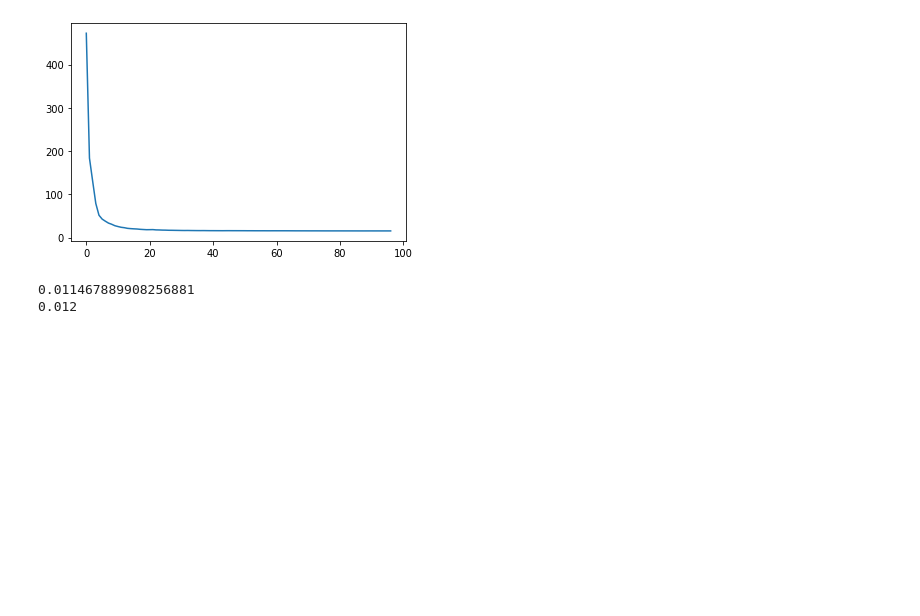
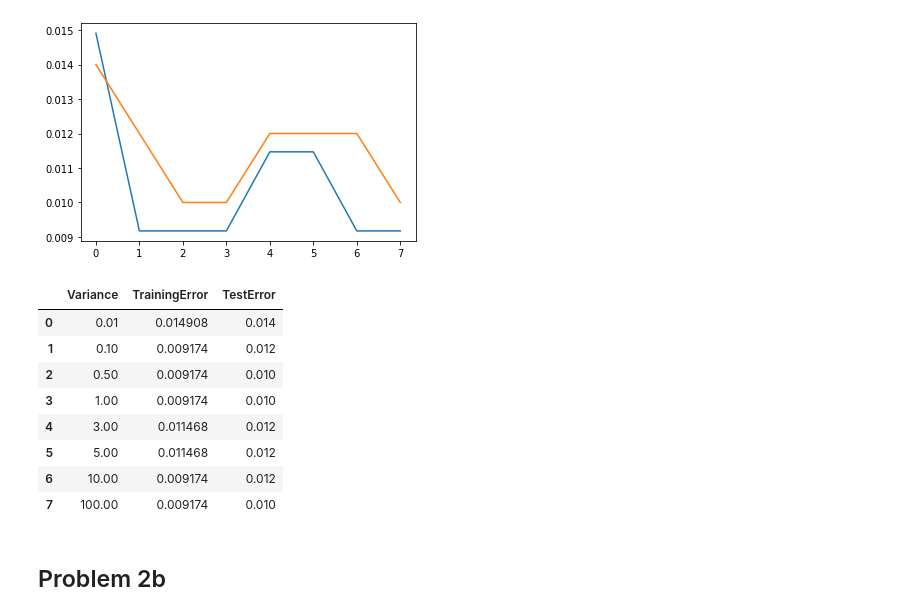
Before and after one commit to sievertsm/ML_CS6350, a Jupyter notebook: LogisticRegression/logistic_regression_notebook.ipynb, the cells around one changed output. Cells and saved outputs as stored; diff of their text form; code cells hidden in the pictures; blank space fills up the shorter version.

```diff
--- a/LogisticRegression/logistic_regression_notebook.ipynb
+++ b/LogisticRegression/logistic_regression_notebook.ipynb
@@ -14,20 +63,43 @@ variance = np.array([0.01, 0.1, 0.5, 1, 3, 5, 10, 100])
 # %%
-model = LogisticRegression(version='map', sigma=1, gamma0=1e-3, d=1e-3)
-model.fit(X_train, y_train)
-plt.plot(model.loss)
-plt.show()
+error_training=[]
+error_test=[]
 
+for v in variance:
 
-y_pred = model.predict(X_train)
-err_train = get_error(y_train, y_pred)
+    sigma=np.sqrt(v)
 
-y_pred = model.predict(X_test)
-err_test = get_error(y_test, y_pred)
+    model = LogisticRegression(version='map', sigma=sigma, gamma0=2e-3, d=1e-3)
+    model.fit(X_train, y_train)
 
-print(err_train)
-print(err_test)
+    y_pred = model.predict(X_train)
+    err_train = get_error(y_train, y_pred)
+
+    y_pred = model.predict(X_test)
+    err_test = get_error(y_test, y_pred)
+
+    error_training.append(err_train)
+    error_test.append(err_test)
+
+error_training = np.array(error_training)
+error_test = np.array(error_test)
-# %% [output]
-[figure, removed]
-0.011467889908256881
-0.012
+# %%
+plt.plot(error_training)
+plt.plot(error_test)
+plt.show()
+
+df_map = pd.DataFrame({'Variance': variance, 'TrainingError': error_training, 'TestError': error_test})
+df_map
+# %% [output]
+[figure, added]
+|  | Variance | TrainingError | TestError |
+| 0 | 0.01 | 0.014908 | 0.014 |
+| 1 | 0.10 | 0.009174 | 0.012 |
+| 2 | 0.50 | 0.009174 | 0.010 |
+| 3 | 1.00 | 0.009174 | 0.010 |
+| 4 | 3.00 | 0.011468 | 0.012 |
+| 5 | 5.00 | 0.011468 | 0.012 |
+| 6 | 10.00 | 0.009174 | 0.012 |
+| 7 | 100.00 | 0.009174 | 0.010 |
+# %% [markdown]
+## Problem 2b
 # %%
```
Also changed, not shown: parts of 9 cells of this notebook, 1 other file.
